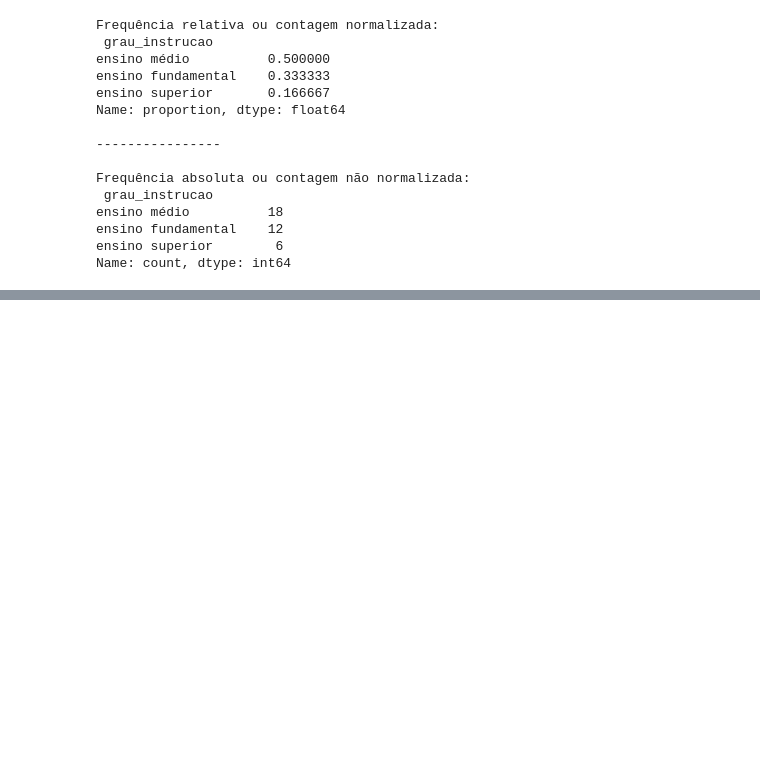
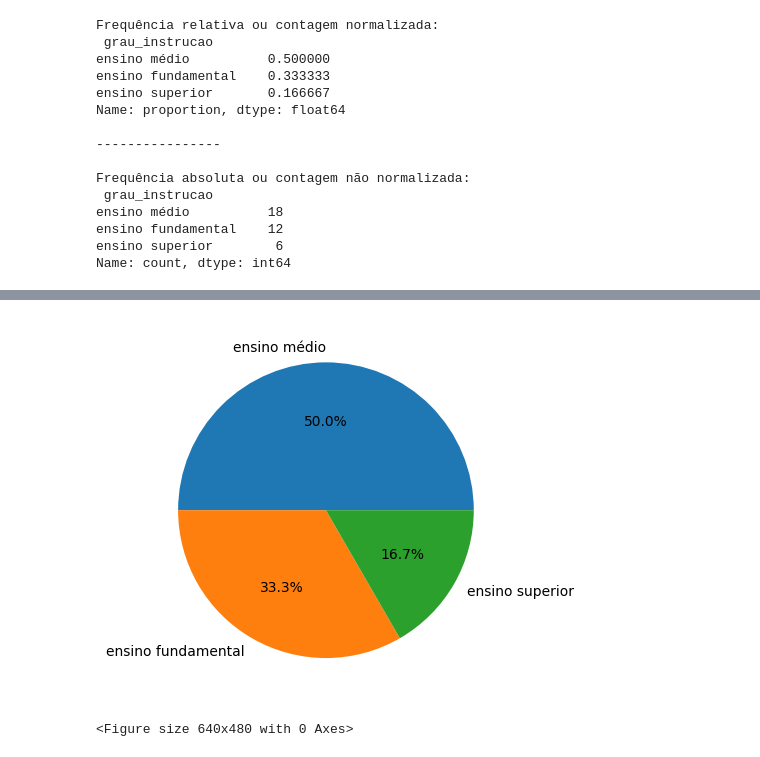
Before and after one commit to marciacastro03/Estat-stica-Descritiva_MBA-Ci-ncia-de-Dados, a Jupyter notebook: tab1_estatisticadescritiva.ipynb, the cells around one changed output, grey strips where cells are left out. Saved outputs shown, nothing was run; the diff lists cells and outputs as text; code cells hidden in the pictures; blank space fills up the shorter version.

```diff
--- a/tab1_estatisticadescritiva.ipynb
+++ b/tab1_estatisticadescritiva.ipynb
@@ -79,0 +92,8 @@ Name: count, dtype: int64
+# %%
+plt.pie(freq_absoluta_grau, labels=freq_absoluta_grau.index, autopct='%1.1f%%')
+plt.show()
+plt.savefig("Grau_instrucao_pie.png")
+#
+# %% [output]
+[figure, added]
+<Figure size 640x480 with 0 Axes>
```
Also changed, not shown: parts of 2 cells of this notebook.
